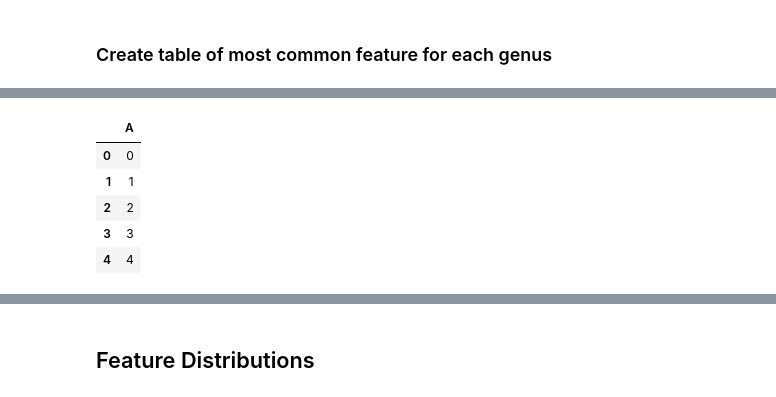
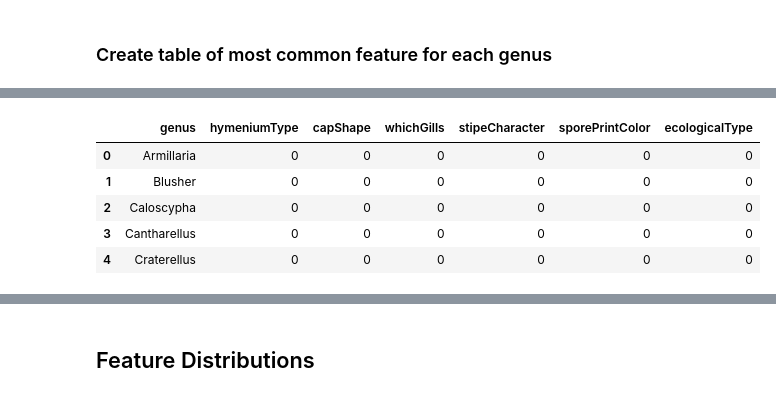
Before and after one commit to gseemann/mushroom, a Jupyter notebook: EDA.ipynb, the cells around one changed output, grey strips where cells are left out. Drawn from its saved outputs; the diff is of its cells as text; code cells hidden in the pictures.

```diff
--- a/EDA.ipynb
+++ b/EDA.ipynb
@@ -180,0 +184,2 @@ Int64Index([630], dtype='int64')
+# %%
+df.drop(index_to_drop, inplace=True)
@@ -206,0 +190,2 @@ AttributeError: 'Series' object has no attribute 'split'
+# %%
+genus_names =list(df[bool_list].name.values)
@@ -207,7 +237,9 @@ AttributeError: 'Series' object has no attribute 'split'
+# %%
+genus_names.extend(list(df.genus.unique()))
 # %% [markdown]
 ## Filling NA Values
 # %% [markdown]
 ### Create table of most common feature for each genus
 # %%
-genus_popular_features = pd.DataFrame(columns=df.columns)
-genus_popular_features.drop(columns='name',inplace=True)
+genus_popular_features =pd.concat([pd.DataFrame([name], columns=['genus']) for name in genus_names],
+                                  ignore_index=True)
@@ -238,10 +246,12 @@ array(['Lysurus', 'Agaricus', 'Agrocybe', 'Albatrellus', 'Aleuria',
-# %%
-pd.concat([pd.DataFrame([i], columns=['A']) for i in range(5)],
-          ignore_index=True)
-# %% [output]
-|  | A |
-| 0 | 0 |
-| 1 | 1 |
-| 2 | 2 |
-| 3 | 3 |
-| 4 | 4 |
+# %%
+#fill initial values with zero
+genus_popular_features[list(df.columns[1:-2].values)] = pd.DataFrame([[0,0,0,0,0,0]],
+                                                                     index=genus_popular_features.index)
+genus_popular_features.head()
+# %% [output]
+|  | genus | hymeniumType | capShape | whichGills | stipeCharacter | sporePrintColor | ecologicalType |
+| 0 | Armillaria | 0 | 0 | 0 | 0 | 0 | 0 |
+| 1 | Blusher | 0 | 0 | 0 | 0 | 0 | 0 |
+| 2 | Caloscypha | 0 | 0 | 0 | 0 | 0 | 0 |
+| 3 | Cantharellus | 0 | 0 | 0 | 0 | 0 | 0 |
+| 4 | Craterellus | 0 | 0 | 0 | 0 | 0 | 0 |
```
Also changed, not shown: parts of 12 cells of this notebook.
